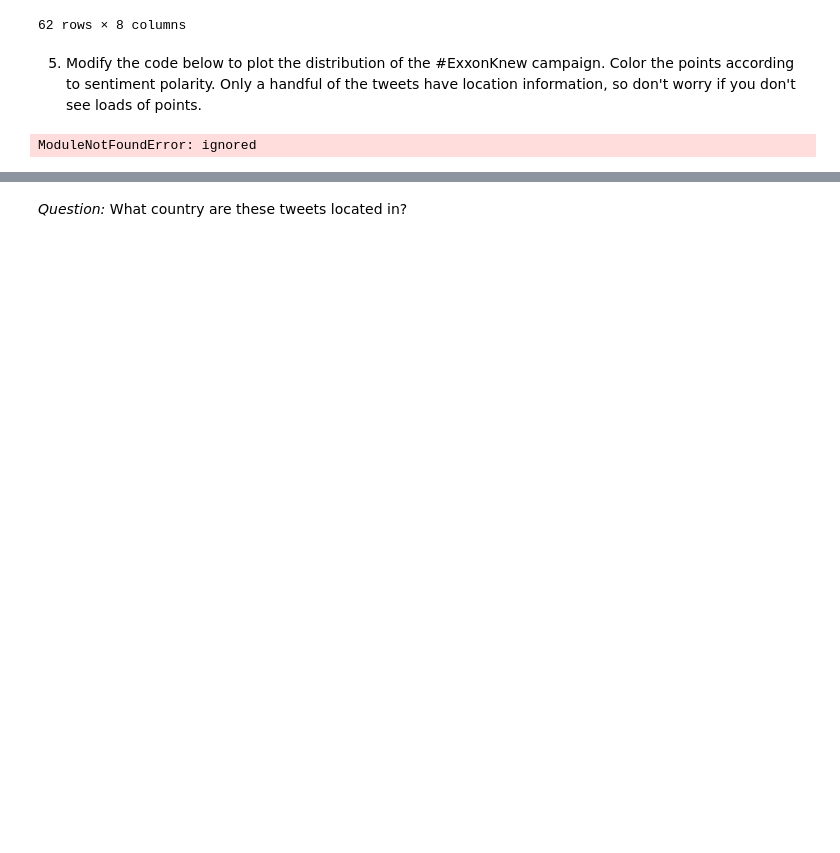
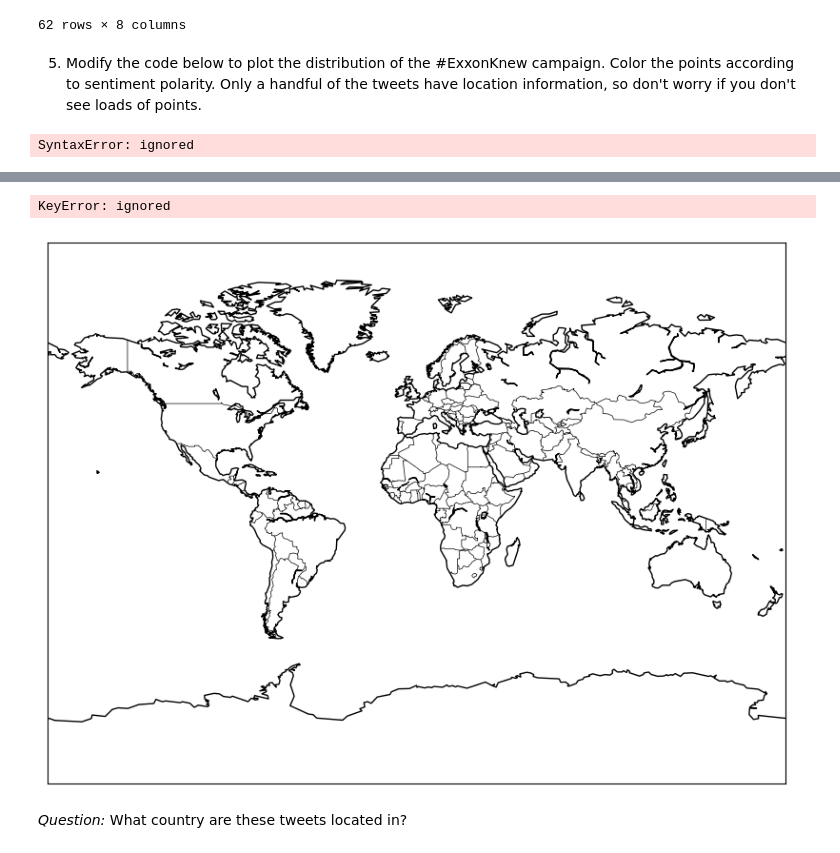
Before and after one commit to sophiebas234/QM2, a Jupyter notebook: notebooks/W04. Natural Language Processing.ipynb, the cells around one changed output, grey strips where cells are left out. Saved outputs shown, nothing was run; the diff lists cells and outputs as text; code cells hidden in the pictures; blank space fills up the shorter version.

```diff
--- a/notebooks/W04. Natural Language Processing.ipynb
+++ b/notebooks/W04. Natural Language Processing.ipynb
@@ -667,6 +667,7 @@ See the caveats in the documentation: https://pandas.pydata.org/pandas-docs/stab
 # %% [markdown]
 5. Modify the code below to plot the distribution of the #ExxonKnew campaign. Color the points according to sentiment polarity. Only a handful of the tweets have location information, so don't worry if you don't see loads of points.
 # %%
+!pip install Basemap
 import matplotlib.pyplot as plt
 from mpl_toolkits.basemap import Basemap
 
@@ -675,11 +676,17 @@ map = Basemap(projection='mill')
 map.drawcountries()
 map.drawcoastlines()
 
+
 map.scatter(
       x=tweets['longitude'],
       y=tweets['latitude'],
-      color=tweets['polarity'],
+      if polarity < 0,5:
+      color=['blue'],
+      if polarity > 0:
+      color=['red']
       latlon=True,
+      cmap='coolwarm',
+    marker='o',
       vmin=-1,
       vmax=0)
 
@@ -689,4 +696,45 @@ cbar.set_label('Sentiment Polarity')
 plt.title('#ExxonKnew Campaign Tweet Distribution')
 plt.show()
 # %% [output]
-ModuleNotFoundError: ignored
+SyntaxError: ignored
+# %%
+!pip install Basemap
+import matplotlib.pyplot as plt
+from mpl_toolkits.basemap import Basemap
+map = Basemap(projection='mill')
+
+map.drawcountries()
+map.drawcoastlines()
+
+# Split data based on polarity for different colors
+positive_tweets = tweets[tweets['polarity'] > 0]
+negative_tweets = tweets[tweets['polarity'] <= 0]
+
+# Scatter plot for positive polarity tweets (red color)
+map.scatter(
+    x=positive_tweets['longitude'],
+    y=positive_tweets['latitude'],
+    c='red',
+    latlon=True,
+    marker='o',
+    vmin=-1,
+    vmax=1
+)
+
+# Scatter plot for negative polarity tweets (blue color)
+map.scatter(
+    x=negative_tweets['longitude'],
+    y=negative_tweets['latitude'],
+    c='blue',
+    latlon=True,
+    marker='o',
+    vmin=-1,
+    vmax=1
+)
+
+cbar = plt.colorbar()
+cbar.set_label('Sentiment Polarity')
+
+plt.title('#ExxonKnew Campaign Tweet Distribution')
+plt.show()
+# %% [output]
@@ -693,2 +757,4 @@ ModuleNotFoundError: ignored
+KeyError: ignored
+[figure, added]
 # %% [markdown]
 *Question:* What country are these tweets located in?
```
Also changed, not shown: parts of 1 cell of this notebook.
